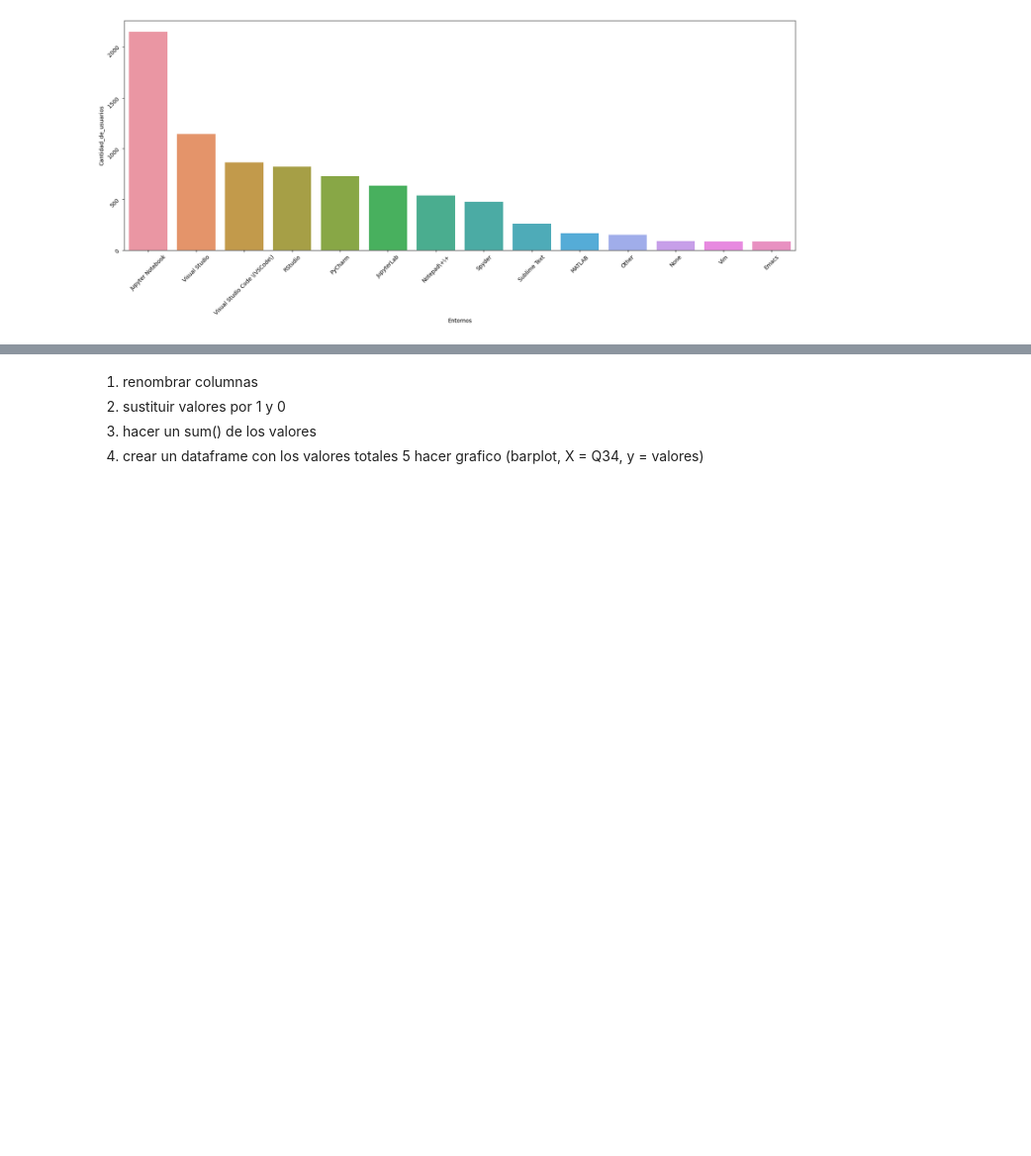
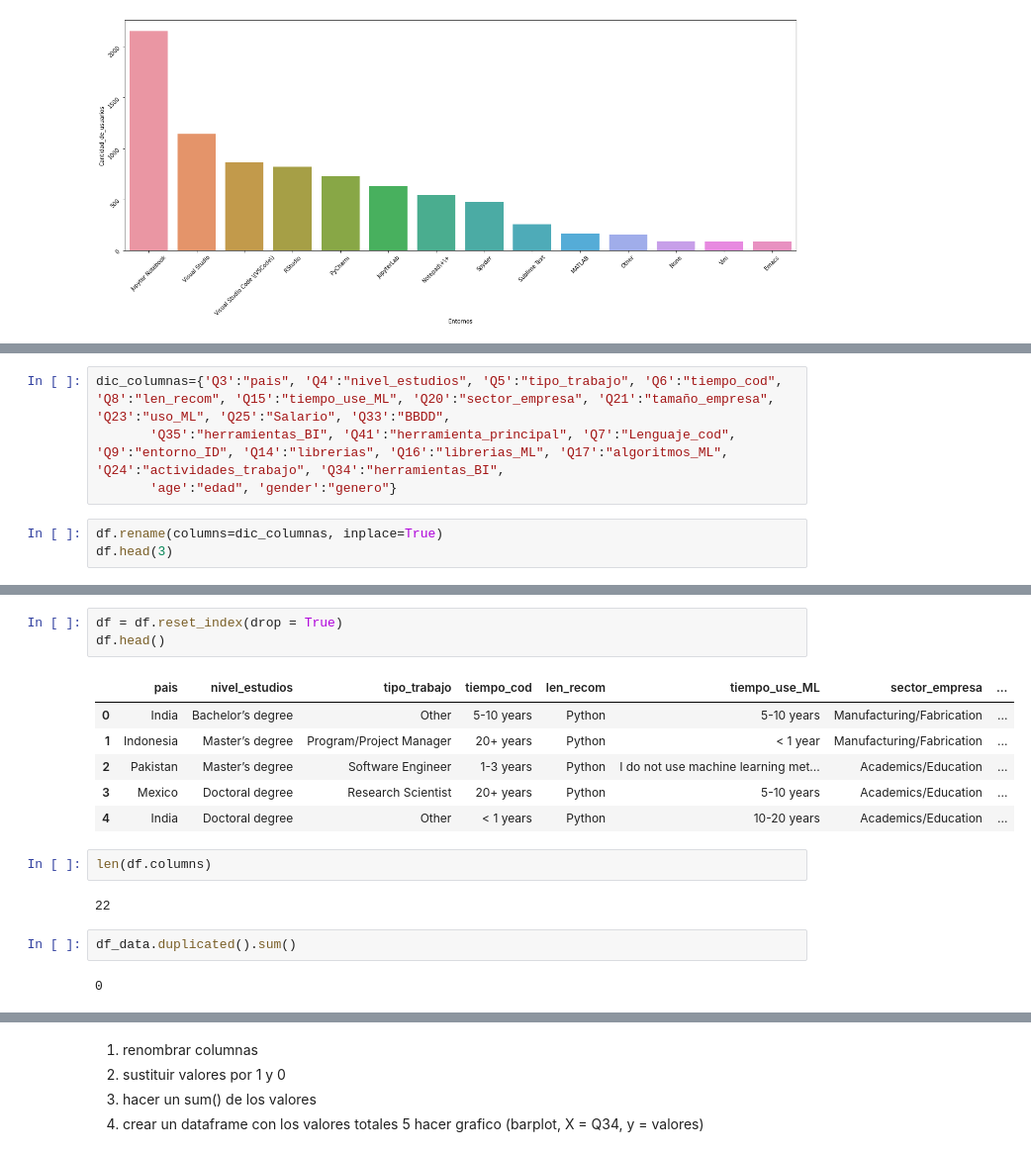
Before and after one commit to Adalab/project-da-promo-d-modulo-2-team-4, a Jupyter notebook: exploracion/limpieza de columnas.ipynb, the cells around one changed output, grey strips where cells are left out. Shown: that part at 99% size. Cells and saved outputs as stored; diff of their text form; blank space fills up the shorter version.

```diff
--- a/exploracion/limpieza de columnas.ipynb
+++ b/exploracion/limpieza de columnas.ipynb
@@ -270,0 +287,7 @@ df.head()
+# %%
+dic_columnas={'Q3':"pais", 'Q4':"nivel_estudios", 'Q5':"tipo_trabajo", 'Q6':"tiempo_cod", 'Q8':"len_recom", 'Q15':"tiempo_use_ML", 'Q20':"sector_empresa", 'Q21':"tamaño_empresa", 'Q23':"uso_ML", 'Q25':"Salario", 'Q33':"BBDD",
+       'Q35':"herramientas_BI", 'Q41':"herramienta_principal", 'Q7':"Lenguaje_cod", 'Q9':"entorno_ID", 'Q14':"librerias", 'Q16':"librerias_ML", 'Q17':"algoritmos_ML", 'Q24':"actividades_trabajo", 'Q34':"herramientas_BI",
+       'age':"edad", 'gender':"genero"}
+# %%
+df.rename(columns=dic_columnas, inplace=True)
+df.head(3)
@@ -270,0 +300,18 @@ df.head()
+# %%
+df = df.reset_index(drop = True)
+df.head()
+# %% [output]
+|  | pais | nivel_estudios | tipo_trabajo | tiempo_cod | len_recom | tiempo_use_ML | sector_empresa | ... |
+| 0 | India | Bachelor’s degree | Other | 5-10 years | Python | 5-10 years | Manufacturing/Fabrication | ... |
+| 1 | Indonesia | Master’s degree | Program/Project Manager | 20+ years | Python | < 1 year | Manufacturing/Fabrication | ... |
+| 2 | Pakistan | Master’s degree | Software Engineer | 1-3 years | Python | I do not use machine learning met... | Academics/Education | ... |
+| 3 | Mexico | Doctoral degree | Research Scientist | 20+ years | Python | 5-10 years | Academics/Education | ... |
+| 4 | India | Doctoral degree | Other | < 1 years | Python | 10-20 years | Academics/Education | ... |
+# %%
+len(df.columns)
+# %% [output]
+22
+# %%
+df_data.duplicated().sum()
+# %% [output]
+0
```
Also changed, not shown: parts of 12 cells of this notebook, 2 other files.
